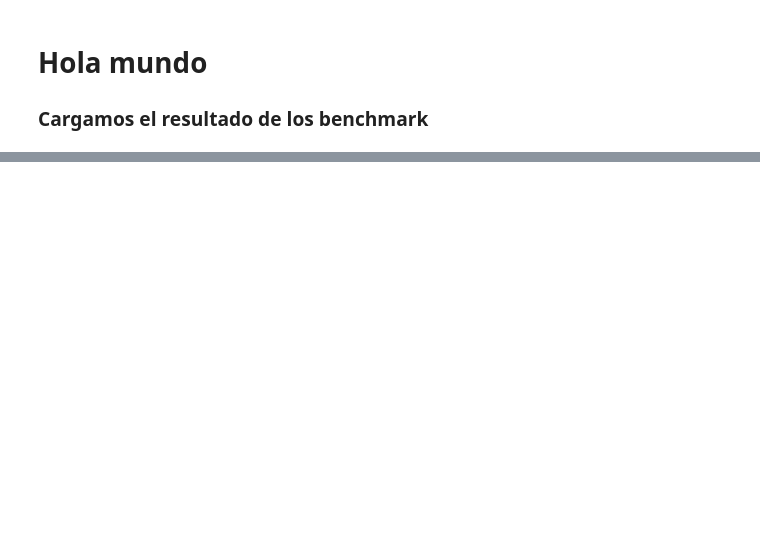
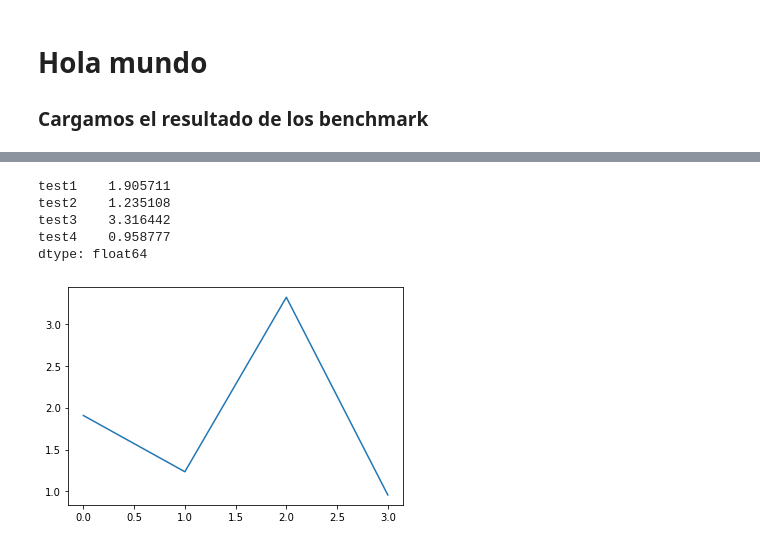
Before and after one commit to RubisRage/Parallel-matrix-multiplication, a Jupyter notebook: performance-analysis.ipynb, the cells around one changed output, grey strips where cells are left out. Cells and saved outputs as stored; diff of their text form; code cells hidden in the pictures; blank space fills up the shorter version.

Commit message:
Added more data for benchmarking. Minor changes

```diff
--- a/performance-analysis.ipynb
+++ b/performance-analysis.ipynb
@@ -44,3 +45,10 @@ df = pd.DataFrame(data, index=mrow, columns=mcol)
 |  | real_time_nsec | 1.189865e+09 | 1.183508e+09 | -1.000000e+00 | 8.126011e+09 | 8.238523e+09 | -1.000000e+00 | 2.959759e+10 | 2.965320e+10 | -1.000000e+00 | 1.100252e+11 | ... |
 |  | PAPI_TOT_INS | 2.620488e+09 | 2.738829e+09 | -1.000000e+00 | 2.091548e+10 | 2.126851e+10 | -1.000000e+00 | 7.294224e+10 | 7.325904e+10 | -1.000000e+00 | 1.881600e+11 | ... |
 |  | PAPI_TOT_CYC | 1.602628e+09 | 1.630589e+09 | -1.000000e+00 | 1.388399e+10 | 1.386705e+10 | -1.000000e+00 | 4.378073e+10 | 4.469224e+10 | -1.000000e+00 | 1.533786e+11 | ... |
+# %%
+mean = pd.DataFrame(np.full((mrow.size, len(col)), np.nan), index=mrow, columns=col)
+for c in col:
+    mean[c] = df[c].aggregate("mean", axis="columns")
+
+mean.sort_index(axis='index', inplace=True)
+mean
@@ -46,0 +73,12 @@ df = pd.DataFrame(data, index=mrow, columns=mcol)
+# %%
+omp_sp = mean.loc["seq","real_time_nsec"].div(mean.loc["omp", "real_time_nsec"])
+
+plt.plot(np.arange(omp_sp.size), omp_sp)
+omp_sp
+# %% [output]
+test1    1.905711
+test2    1.235108
+test3    3.316442
+test4    0.958777
+dtype: float64
+[figure, added]
```
Also changed, not shown: parts of 2 cells of this notebook, 52 other files.
